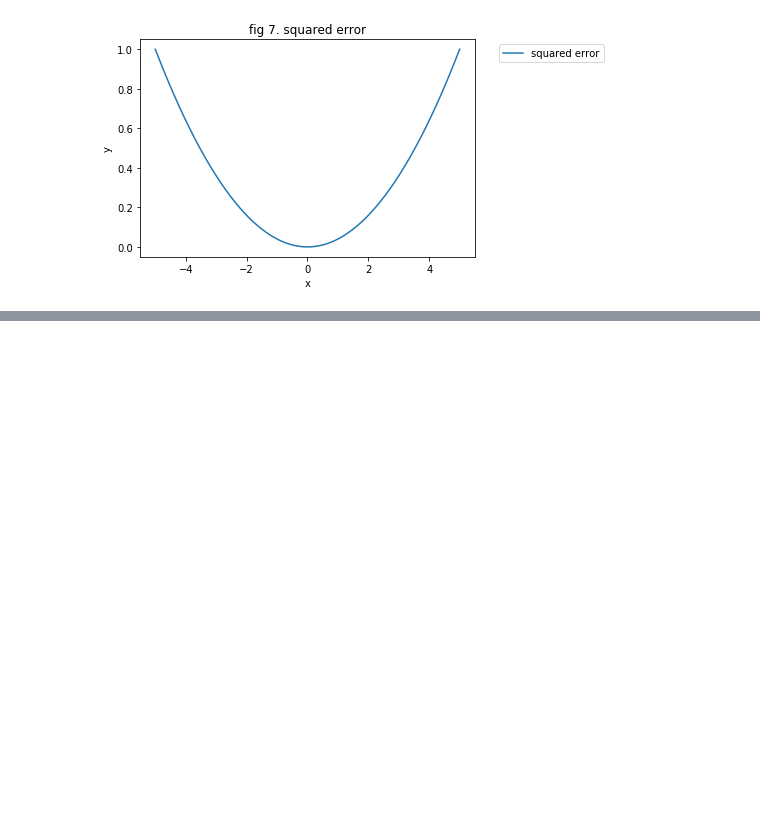
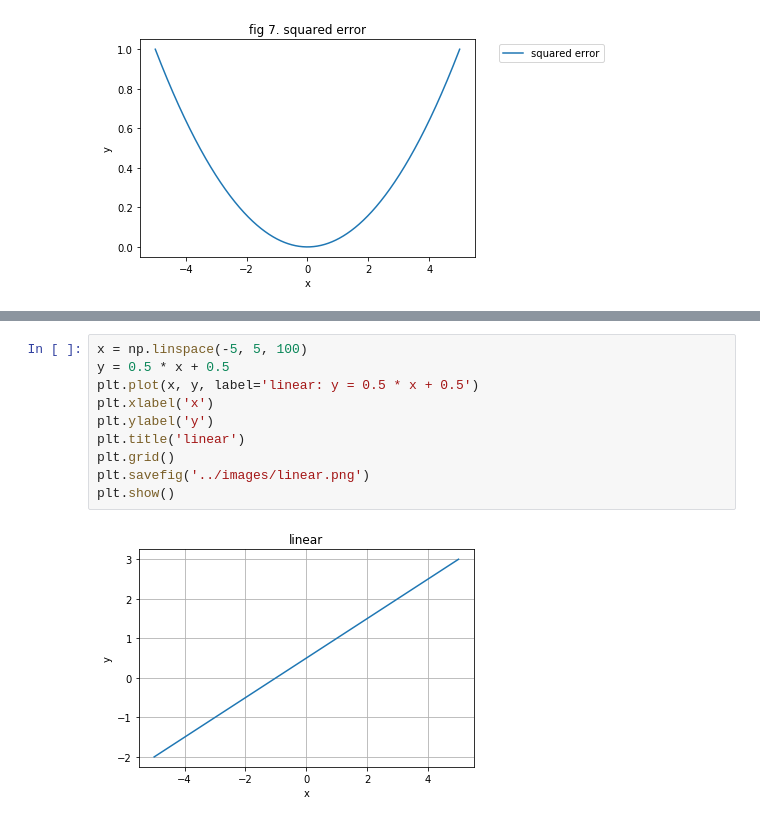
Before and after one commit to crcrpar/dl_material, a Jupyter notebook: util_notes/graphics_0.ipynb, the cells around one changed output, grey strips where cells are left out. Saved outputs shown, nothing was run; the diff lists cells and outputs as text; blank space fills up the shorter version.

```diff
--- a/util_notes/graphics_0.ipynb
+++ b/util_notes/graphics_0.ipynb
@@ -99,0 +128,12 @@ plt.close('all')
+# %%
+x = np.linspace(-5, 5, 100)
+y = 0.5 * x + 0.5
+plt.plot(x, y, label='linear: y = 0.5 * x + 0.5')
+plt.xlabel('x')
+plt.ylabel('y')
+plt.title('linear')
+plt.grid()
+plt.savefig('../images/linear.png')
+plt.show()
+# %% [output]
+[figure, added]
```
Also changed, not shown: parts of 2 cells of this notebook, 1 other file.
